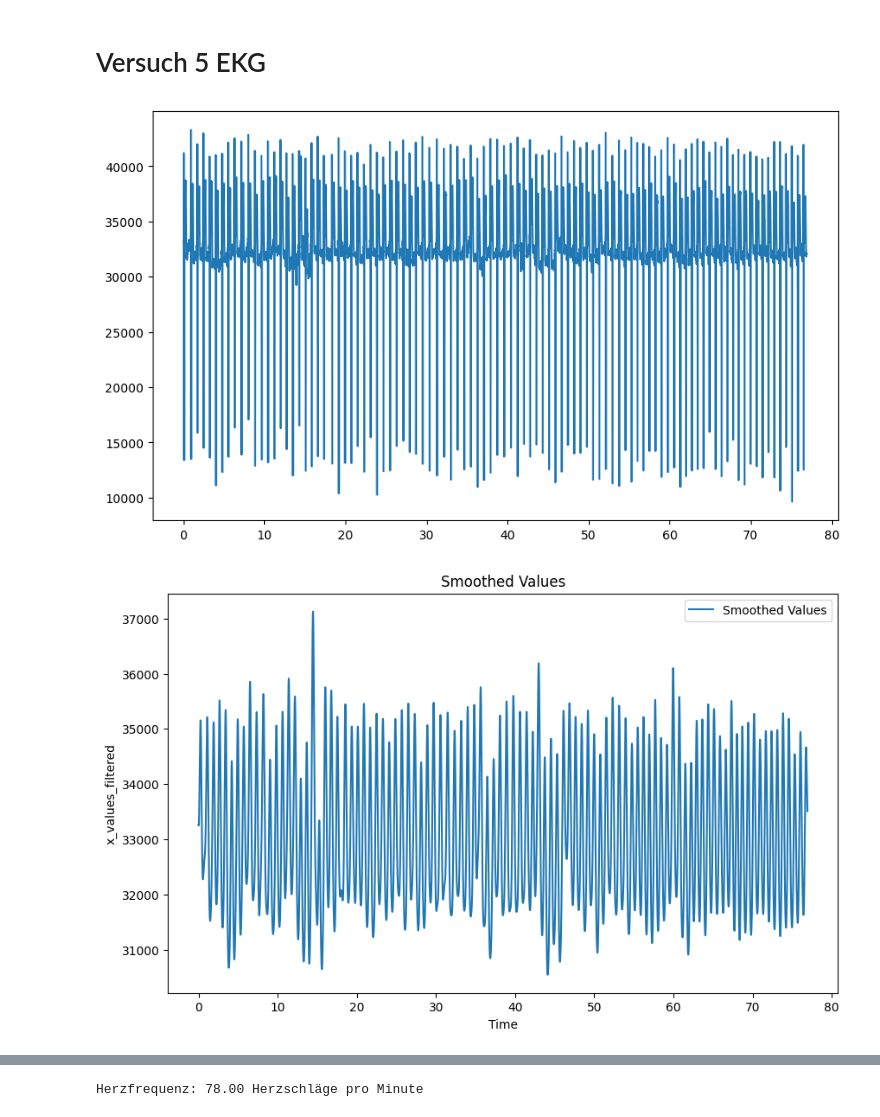
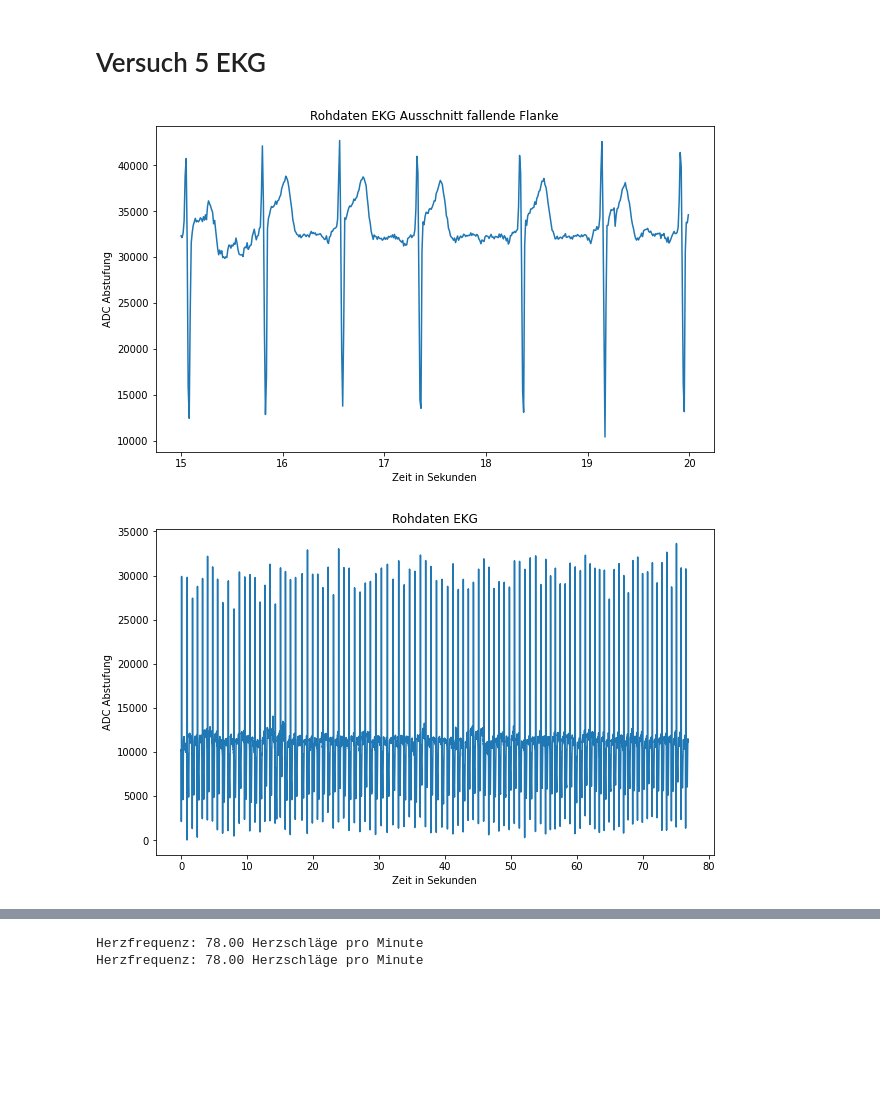
Before and after one commit to Curucma/WP-Mobile-Health-Sensing, a Jupyter notebook: Auswertung.ipynb, the cells around one changed output, grey strips where cells are left out. Saved outputs shown, nothing was run; the diff lists cells and outputs as text; code cells hidden in the pictures; blank space fills up the shorter version.

```diff
--- a/Auswertung.ipynb
+++ b/Auswertung.ipynb
@@ -479,14 +482,38 @@ data = pd.read_csv('Messung/Ekg.csv', header=None, sep=';')
 data.columns = ['x']
 
 # Zugriff auf die Daten pro Spalte
+x_values = data['x'].values
+x_values_negated = -x_values  # Negieren der Werte
+x_min = np.min(x_values_negated)
+x_neu = x_values_negated - x_min
 
-x_values = data['x'].values
+
 
 time = np.arange(0, len(x_values))*0.01
 
+
 plt.figure(figsize=(10,6))
-plt.plot(time, x_values)
+plt.plot(time[1500:2000], x_values[1500:2000])
+plt.xlabel('Zeit in Sekunden')  # X-axis label
+plt.ylabel('ADC Abstufung')  # Y-axis label
+plt.title('Rohdaten EKG Ausschnitt fallende Flanke')  # Plot title
 plt.show()
+
+
+plt.figure(figsize=(10,6))
+plt.plot(time, x_neu)
+plt.xlabel('Zeit in Sekunden')  # X-axis label
+plt.ylabel('ADC Abstufung')  # Y-axis label
+plt.title('Rohdaten EKG')  # Plot title
+plt.show()
+
+plt.figure(figsize=(10,6))
+plt.plot(time[1500:2000], x_neu[1500:2000])
+plt.xlabel('Zeit in Sekunden')  # X-axis label
+plt.ylabel('ADC Abstufung')  # Y-axis label
+plt.title('Rohdaten EKG Ausschnitt')  # Plot title
+plt.show()
+
 
 # Definieren Sie die Filterparameter
 N = 3  # Ordnung des Filters
@@ -496,7 +523,7 @@ Wn = 0.04  # Grenzfrequenz, 0 < Wn < 1
 b, a = butter(N, Wn)
 
 # Wenden Sie den Filter auf die Daten an
-x_values_filtered = filtfilt(b, a, x_values)
+x_values_filtered = filtfilt(b, a, x_neu)
 
 # Zeigen Sie die gefilterten Daten an
 
@@ -511,43 +538,55 @@ plt.title('Smoothed Values')
 plt.legend()
 plt.show()
 
+plt.figure(figsize=(10,6))
+plt.plot(time[1500:2000], x_values_filtered[1500:2000])
+plt.xlabel('Zeit in Sekunden')  # X-axis label
+plt.ylabel('ADC Abstufung')  # Y-axis label
+plt.title('Gefilterte EKG Daten Ausschnitt')  # Plot title
+plt.show()
+
 # Finden Sie die Peaks
-peaks,_ = find_peaks(x_values_filtered, height=0.4, distance=20)
+peaks,_ = find_peaks(x_values_filtered, height=0, distance=20)
 
 # Erstellen Sie den zweiten Plot
 plt.figure(figsize=(10,6))
 plt.plot(time, x_values_filtered, label='Smoothed Values')
 
 # Fügen Sie die Peaks hinzu
 plt.plot(time[peaks], x_values_filtered[peaks], 'o', label='Peaks')
 
-plt.xlabel('Time')
-plt.ylabel('x_values_filtered')
-plt.title('Smoothed Values with Peaks')
+plt.xlabel('Zeit in Sekunden')
+plt.ylabel('x_values_gefiltered')
+plt.title('Gefilterte EKG Daten mit Maxima')
 plt.legend()
 plt.show()
+
+heart_rate = len(peaks) / (time[-1]/60)
+print(f"Herzfrequenz: {heart_rate:.2f} Herzschläge pro Minute")
 
 fig = go.Figure()
 fig.add_trace(go.Scatter(x=time, y=x_values_filtered, mode='lines', name='Smoothed Values'))
 
 fig.show()
 
-peaks,_ = find_peaks(x_values_filtered, height=0.4, distance=20)
+
+
+peaks,_ = find_peaks(x_values_filtered, height=0, distance=20)
 
 fig = go.Figure()
 
 fig.add_trace(go.Scatter(x=time, y=x_values_filtered, mode='lines', name='Smoothed Values'))
 
 # Fügen Sie die Peaks hinzu
 
 fig.add_trace(go.Scatter(x=time[peaks], y=x_values_filtered[peaks], mode='markers', name='Peaks'))
 
 fig.show()
 
 # Berechnen Sie die Herzfrequenz (in Herzschlägen pro Minute)
 
 heart_rate = len(peaks) / (time[-1]/60)
 print(f"Herzfrequenz: {heart_rate:.2f} Herzschläge pro Minute")
 # %% [output]
-[figure, old version]
+[figure, new version]
-[figure, old version]
+[figure, new version]
@@ -555 +597,2 @@ print(f"Herzfrequenz: {heart_rate:.2f} Herzschläge pro Minute")
 Herzfrequenz: 78.00 Herzschläge pro Minute
+Herzfrequenz: 78.00 Herzschläge pro Minute
```
Also changed, not shown: parts of 7 cells of this notebook, 2 other files.
